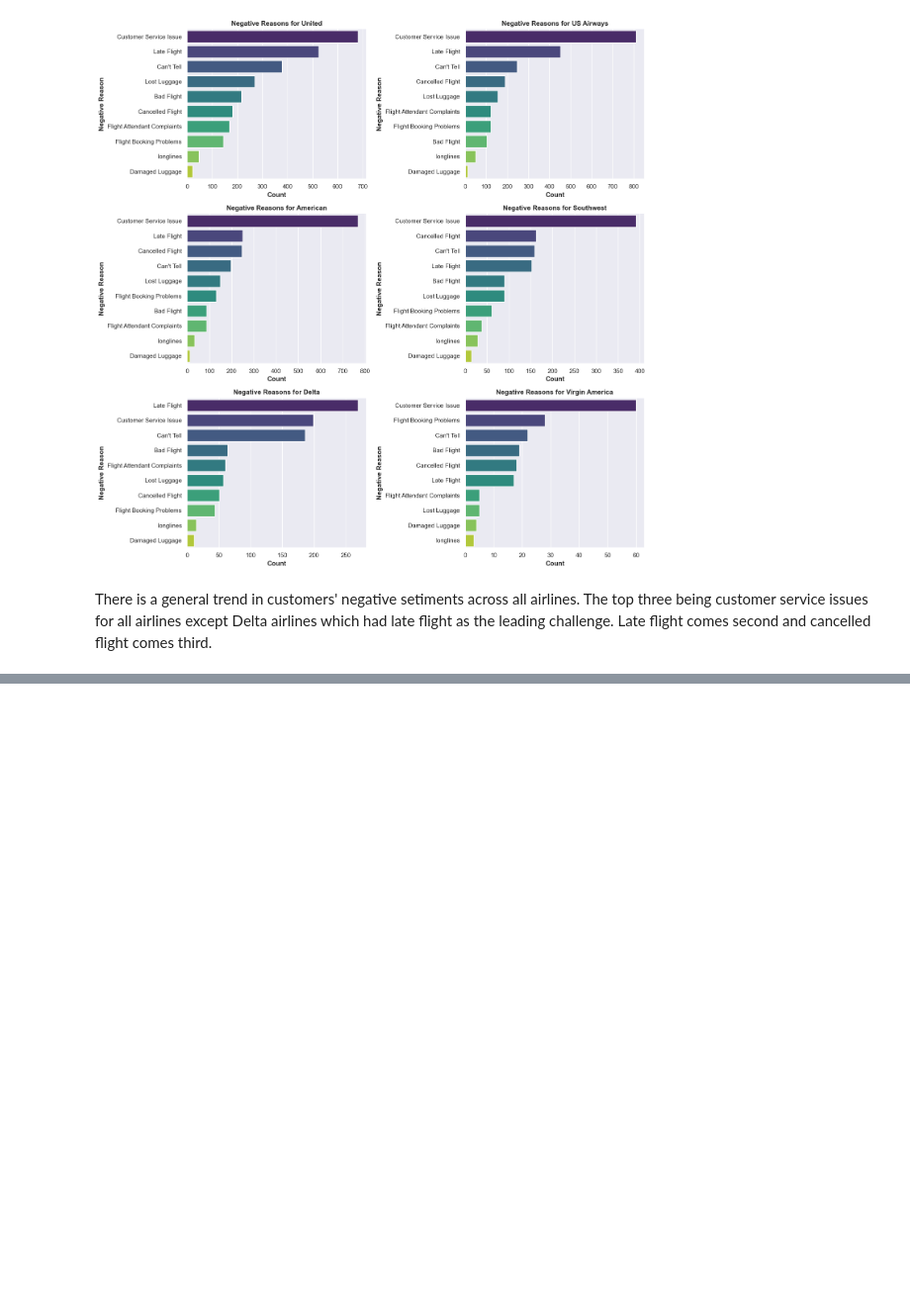
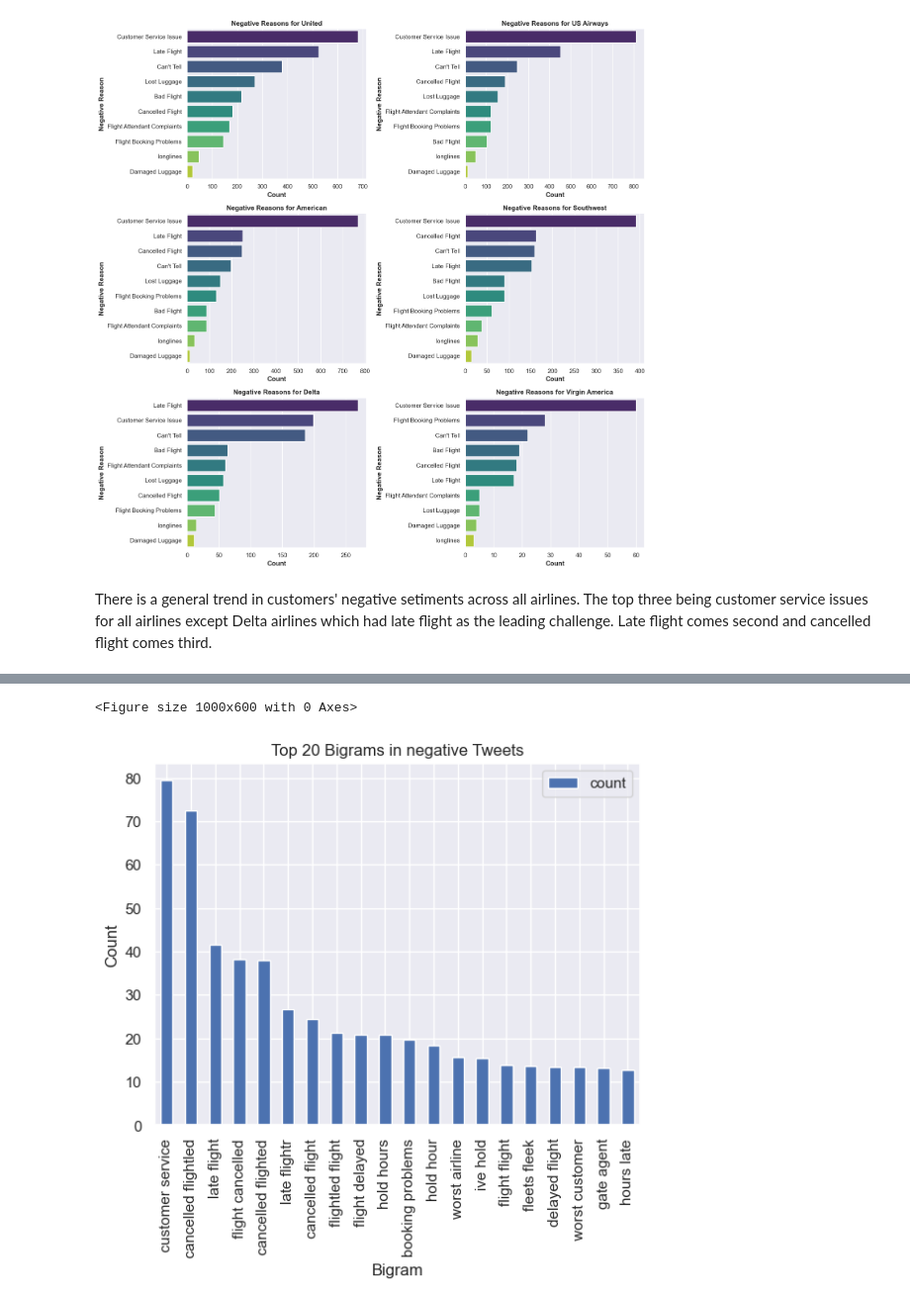
Before and after one commit to Kinuthiajoseph/Aviators-Phase-5-Project-Final, a Jupyter notebook: Jupyter Notebook 2.ipynb, the cells around one changed output, grey strips where cells are left out. Shown at 99% size. Drawn from its saved outputs; the diff is of its cells as text; code cells hidden in the pictures; blank space fills up the shorter version.

```diff
--- a/Jupyter Notebook 2.ipynb
+++ b/Jupyter Notebook 2.ipynb
@@ -817,0 +848,30 @@ AttributeError: 'list' object has no attribute 'lower'
+# %%
+# Filtering data for positive sentiments
+negative_data = data[data['airline_sentiment'] == 'negative']
+
+# Creating TF-IDF vectors for positive sentiment tweets using bigrams
+tf = TfidfVectorizer(ngram_range=(2, 2), stop_words='english', lowercase=False)
+tfidf_matrix = tf.fit_transform(negative_data['cleaned_tweet'])
+total_words = tfidf_matrix.sum(axis=0)
+
+# Finding the word frequency
+freq = [(word, total_words[0, idx]) for word, idx in tf.vocabulary_.items()]
+freq = sorted(freq, key=lambda x: x[1], reverse=True)
+
+# Converting into a dataframe
+bigram = pd.DataFrame(freq)
+bigram.rename(columns={0: 'bigram', 1: 'count'}, inplace=True)
+
+# Taking the top 20 bigrams
+words2 = bigram.head(20)
+
+# Changing the figure size and plotting the bigram distribution
+plt.figure(figsize=(10, 6))
+fig = words2.plot(x='bigram', y='count', kind='bar',
+                  title="Top 20 Bigrams in negative Tweets")
+plt.xlabel('Bigram')
+plt.ylabel('Count')
+plt.xticks(rotation=90);
+# %% [output]
+<Figure size 1000x600 with 0 Axes>
+[figure, added]
```
Also changed, not shown: parts of 6 cells of this notebook.
